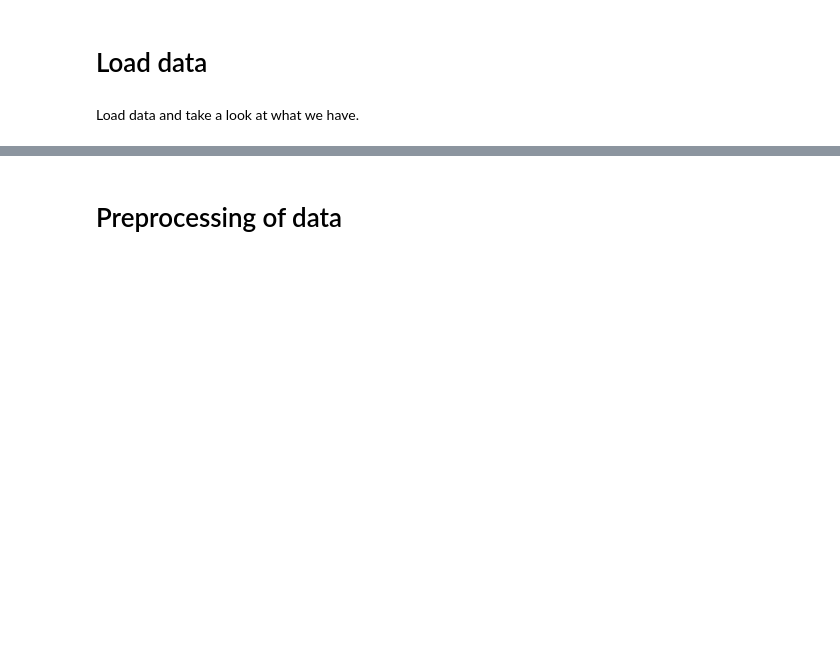
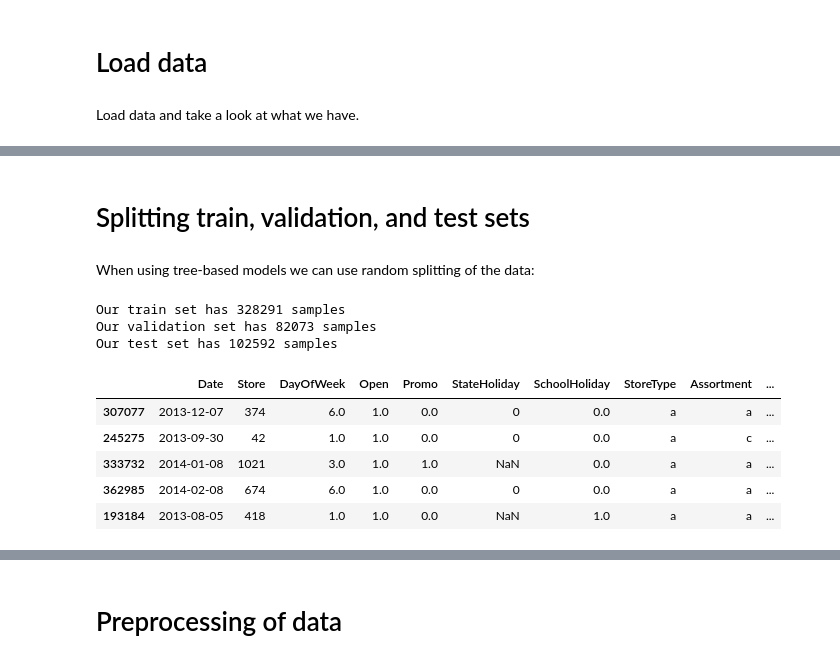
Before and after one commit to cverst/minicomp, a Jupyter notebook: Implementation of pipeline.ipynb, the cells around one changed output, grey strips where cells are left out. Cells and saved outputs as stored; diff of their text form; code cells hidden in the pictures; blank space fills up the shorter version.

```diff
--- a/Implementation of pipeline.ipynb
+++ b/Implementation of pipeline.ipynb
@@ -14,3 +16,7 @@ Load data and take a look at what we have.
 # %%
 store_data = pd.read_csv("./data/store.csv")
 sales_data = pd.read_csv("./data/train.csv")
+# %%
+mrg = Merger()
+mrg.merge(sales_data, store_data)
+merged_data = mrg.merged_data
@@ -16,0 +39,35 @@ sales_data = pd.read_csv("./data/train.csv")
+# %% [markdown]
+# Splitting train, validation, and test sets
+# %% [markdown]
+When using tree-based models we can use random splitting of the data:
+# %%
+X = merged_data.loc[:, ~merged_data.columns.isin(["Sales"])]
+y = merged_data.loc[:, "Sales"]
+
+X_train_valid, X_test, y_train_valid, y_test = train_test_split(
+    X, y,
+    random_state=42,
+    train_size=.8,
+)
+
+X_train, X_validation, y_train, y_validation = train_test_split(
+    X_train_valid,
+    y_train_valid,
+    random_state=42,
+    train_size=.8,
+)
+# %%
+print(f"Our train set has {len(X_train)} samples")
+print(f"Our validation set has {len(X_validation)} samples")
+print(f"Our test set has {len(X_test)} samples")
+X_train.head()
+# %% [output]
+Our train set has 328291 samples
+Our validation set has 82073 samples
+Our test set has 102592 samples
+|  | Date | Store | DayOfWeek | Open | Promo | StateHoliday | SchoolHoliday | StoreType | Assortment | ... |
+| 307077 | 2013-12-07 | 374 | 6.0 | 1.0 | 0.0 | 0 | 0.0 | a | a | ... |
+| 245275 | 2013-09-30 | 42 | 1.0 | 1.0 | 0.0 | 0 | 0.0 | a | c | ... |
+| 333732 | 2014-01-08 | 1021 | 3.0 | 1.0 | 1.0 | NaN | 0.0 | a | a | ... |
+| 362985 | 2014-02-08 | 674 | 6.0 | 1.0 | 0.0 | 0 | 0.0 | a | a | ... |
+| 193184 | 2013-08-05 | 418 | 1.0 | 1.0 | 0.0 | NaN | 1.0 | a | a | ... |
```
Also changed, not shown: parts of 8 cells of this notebook, 1 other file.
